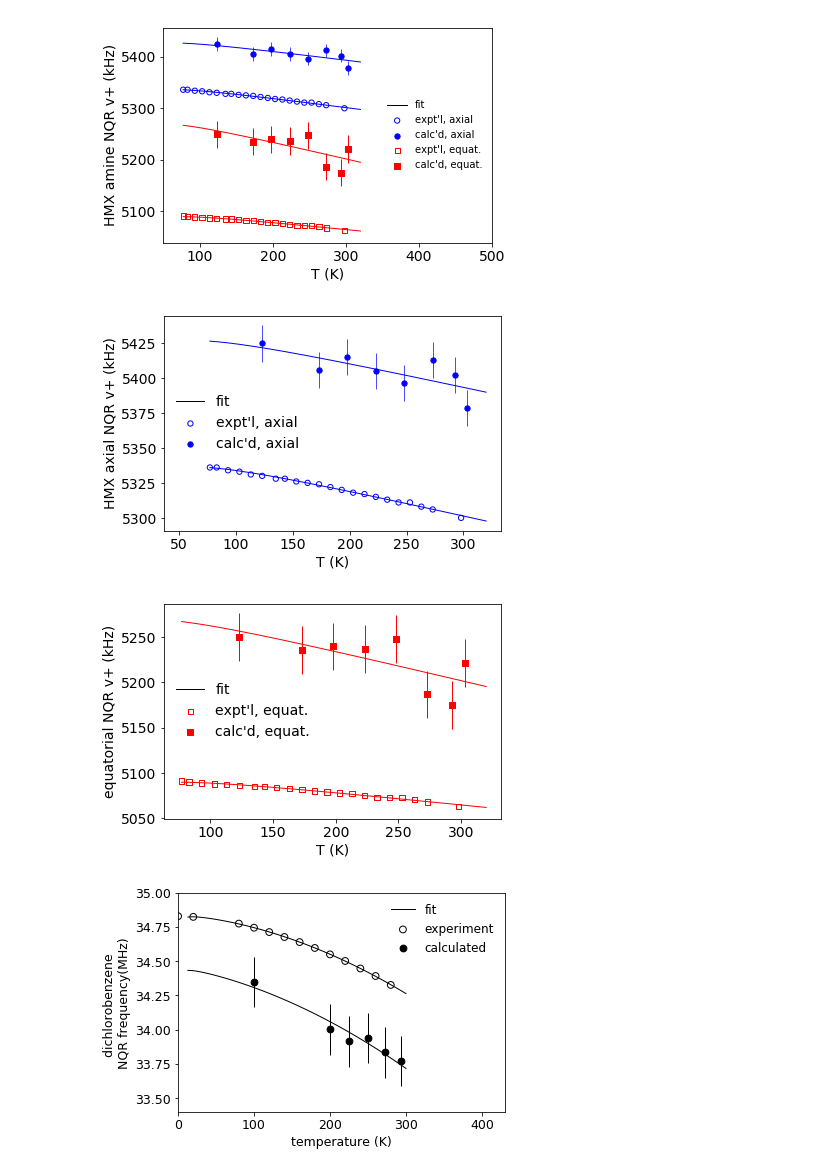
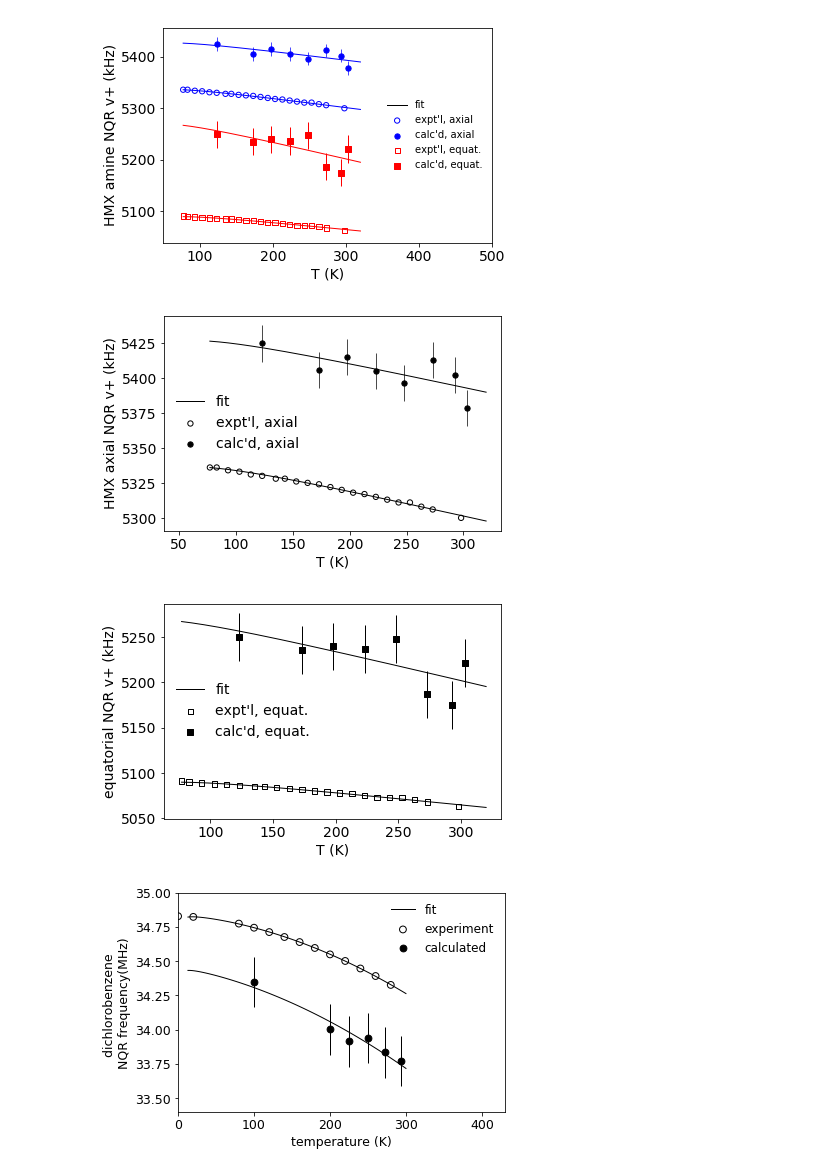
Before and after one commit to Altoidnerd/python-pwscf, a Jupyter notebook: data_analysis/apsplots.ipynb, the cells around one changed output. Saved outputs shown, nothing was run; the diff lists cells and outputs as text; code cells hidden in the pictures.

```diff
--- a/data_analysis/apsplots.ipynb
+++ b/data_analysis/apsplots.ipynb
@@ -186,16 +186,16 @@ def main():
   beta = 'beta'
   title = "HMX amine NQR frequencies"
   lw=1
-  plt.plot(dom, expr_fit_ax, color='b', linewidth=lw)
-  plt.plot(dom, calc_fit_ax, color='b', linewidth=lw)
+  plt.plot(dom, expr_fit_ax, color='k', linewidth=lw)
+  plt.plot(dom, calc_fit_ax, color='k', linewidth=lw)
   #plt.plot(dom, expr_fit_eq, color='r', linewidth=lw)
   #plt.plot(dom, calc_fit_eq, color='r', linewidth=lw)
   plt.plot([50],[5400], color='k', linewidth=lw, label='fit')
-  plt.scatter( exptT[:-12], expt_vplus_axial[:-12],      marker='o',facecolors='none', edgecolors='b', s=28, linewidth=lw, label='expt\'l, axial')
-  plt.scatter( calcT, calc_vplus_axial,                  marker="o",color='b', s=28, label='calc\'d, axial')
+  plt.scatter( exptT[:-12], expt_vplus_axial[:-12],      marker='o',facecolors='none', edgecolors='k', s=28, linewidth=lw, label='expt\'l, axial')
+  plt.scatter( calcT, calc_vplus_axial,                  marker="o",color='k', s=28, label='calc\'d, axial')
   #plt.scatter( exptT[:-12], expt_vplus_equitorial[:-12], marker='s',facecolors='none', edgecolors='r', s=28, linewidth=lw, label='expt\'l, equat.')
   #plt.scatter( calcT, calc_vplus_equitorial,             marker="s",color='r', s=28, label='calc\'d, equat.')
-  plt.errorbar(calcT, calc_vplus_axial, yerr=np.std(calc_vplus_axial),color='b',linewidth=0.7, fmt='none')
+  plt.errorbar(calcT, calc_vplus_axial, yerr=np.std(calc_vplus_axial),color='k',linewidth=0.7, fmt='none')
  # plt.errorbar(calcT, calc_vplus_equitorial, yerr=np.std(calc_vplus_equitorial), color='r', linewidth=lw,fmt='none')
 
   plt.title("")
@@ -213,7 +213,7 @@ def main():
 if __name__ == '__main__':
   main()
 # %% [output]
-[figure, old version]
+[figure, new version]
 # %%
 import matplotlib.pyplot as plt
 import numpy as np
@@ -290,39 +290,39 @@ def main():
   plt.rc('legend', fontsize=BIGGER_SIZE)    # legend fontsize
   plt.rc('figure', titlesize=BIGGER_SIZE)  # fontsize of the figure title
 
   #beta = unichr(0x3b2).encode('utf-8')
   beta = 'beta'
   title = "HMX amine NQR frequencies"
   lw=1
   #plt.plot(dom, expr_fit_ax, color='b', linewidth=lw)
   #plt.plot(dom, calc_fit_ax, color='b', linewidth=lw)
-  plt.plot(dom, expr_fit_eq, color='r', linewidth=lw)
-  plt.plot(dom, calc_fit_eq, color='r', linewidth=lw)
+  plt.plot(dom, expr_fit_eq, color='k', linewidth=lw)
+  plt.plot(dom, calc_fit_eq, color='k', linewidth=lw)
   plt.plot([200],[5200], color='k', linewidth=lw, label='fit')
   #plt.scatter( exptT[:-12], expt_vplus_axial[:-12],      marker='o',facecolors='none', edgecolors='b', s=28, linewidth=lw, label='expt\'l, axial')
   #plt.scatter( calcT, calc_vplus_axial,                  marker="o",color='b', s=28, label='calc\'d, axial')
-  plt.scatter( exptT[:-12], expt_vplus_equitorial[:-12], marker='s',facecolors='none', edgecolors='r', s=28, linewidth=lw, label='expt\'l, equat.')
-  plt.scatter( calcT, calc_vplus_equitorial,             marker="s",color='r', s=28, label='calc\'d, equat.')
+  plt.scatter( exptT[:-12], expt_vplus_equitorial[:-12], marker='s',facecolors='none', edgecolors='k', s=28, linewidth=lw, label='expt\'l, equat.')
+  plt.scatter( calcT, calc_vplus_equitorial,             marker="s",color='k', s=28, label='calc\'d, equat.')
  # plt.errorbar(calcT, calc_vplus_axial, yerr=np.std(calc_vplus_axial),color='b',linewidth=0.7, fmt='none')
-  plt.errorbar(calcT, calc_vplus_equitorial, yerr=np.std(calc_vplus_equitorial), color='r', linewidth=lw,fmt='none')
+  plt.errorbar(calcT, calc_vplus_equitorial, yerr=np.std(calc_vplus_equitorial), color='k', linewidth=lw,fmt='none')
 
   plt.title("")
   plt.xlabel("T (K)")
   plt.ylabel("equatorial NQR v+ (kHz)")
   #plt.xlim( (50, 500))
   #plt.ylim(5000,5300)
 
   x=plt.legend(loc=6)
   #legend=plt.legend()
   x.get_frame().set_linewidth(0)
   plt.tight_layout()
   plt.savefig('hmx_equat_obly.pdf', format='pdf')
   plt.show()
 
 if __name__ == '__main__':
   main()
 # %% [output]
-[figure, old version]
+[figure, new version]
 # %%
 #!/usr/bin/env python3
 
```
Also changed, not shown: parts of 1 cell of this notebook, 3 other files.
